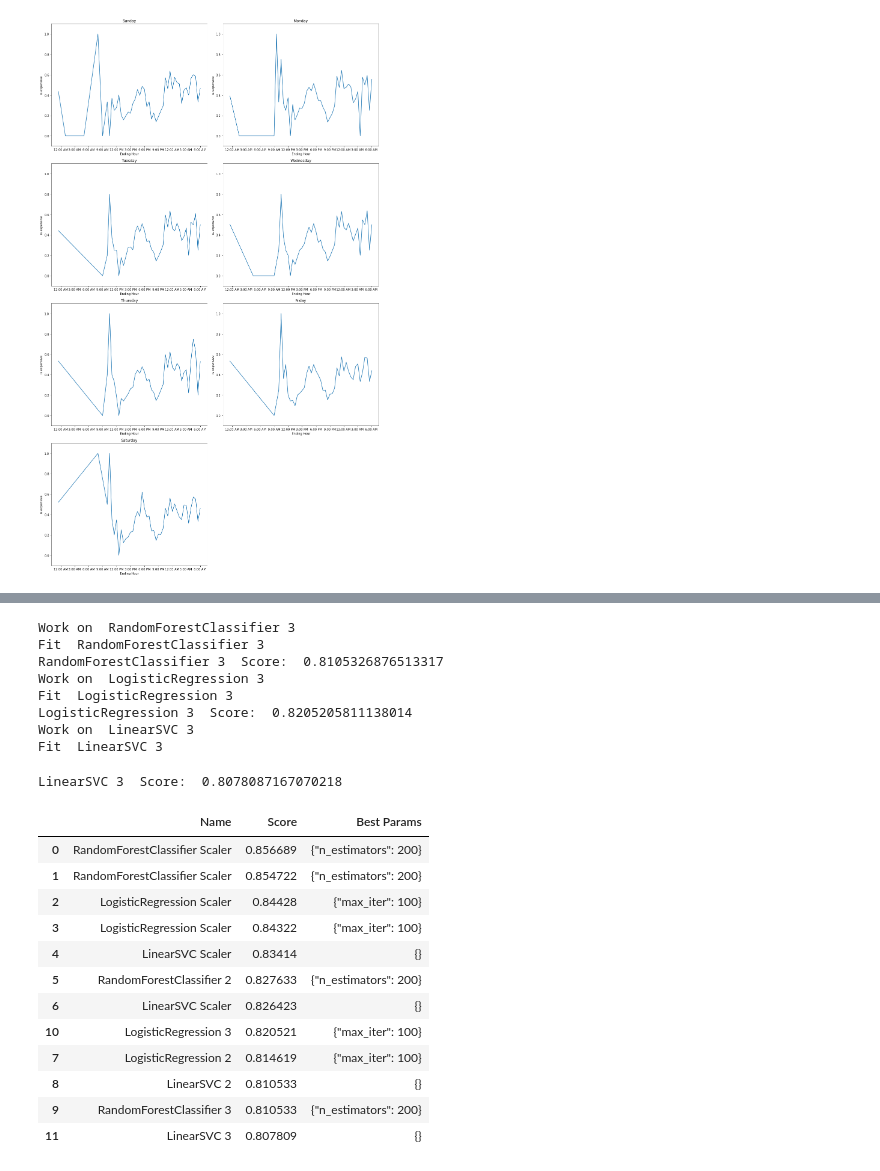
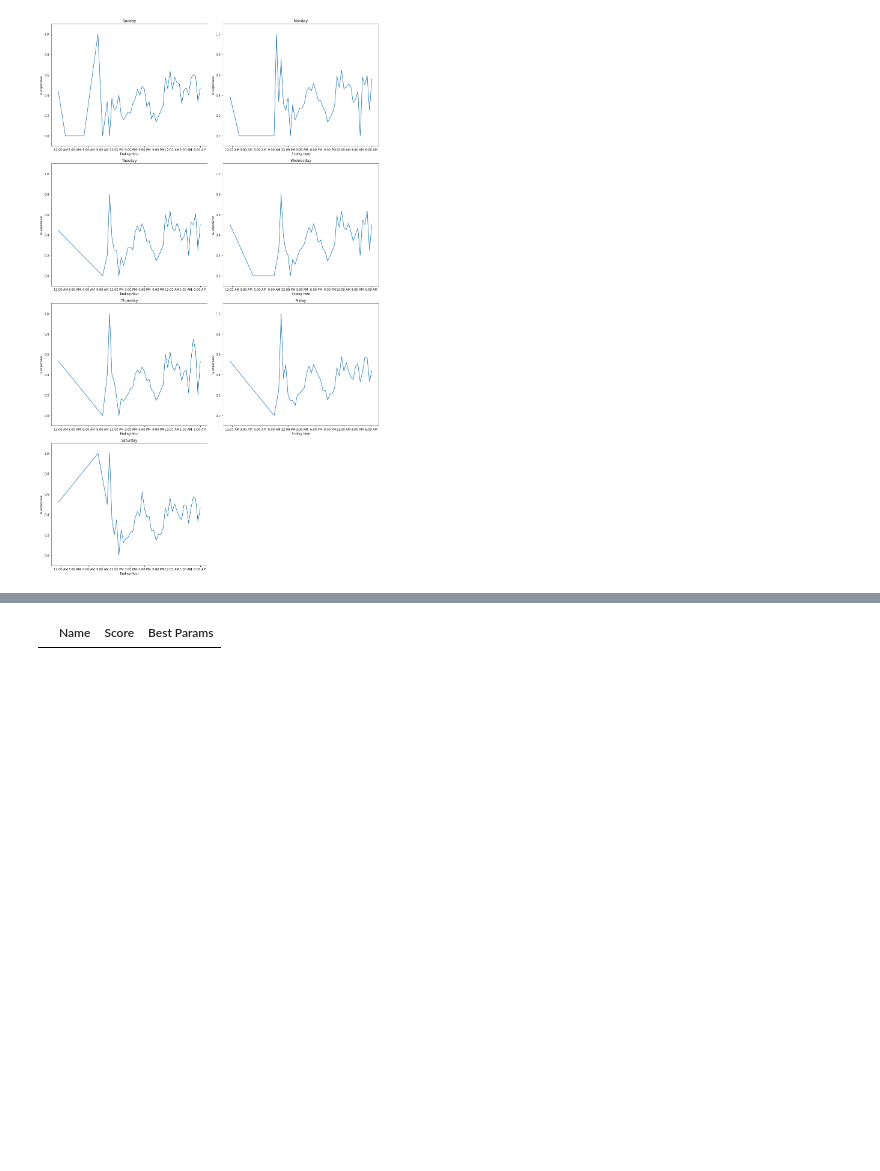
Before and after one commit to omer-priel/TheRootOfDataScience, a Jupyter notebook: notebooks/main.ipynb, the cells around one changed output, grey strips where cells are left out. Drawn from its saved outputs; the diff is of its cells as text; code cells hidden in the pictures; blank space fills up the shorter version.

```diff
--- a/notebooks/main.ipynb
+++ b/notebooks/main.ipynb
@@ -831,7 +832,7 @@ if SHOW_IN_RELEASE:
 # Tring other models
 
 ret = ['None']
-if SHOW_IN_DEVELOPMENT:
+if SHOW_IN_RELEASE:
     models = [
         {
             'name': 'RandomForestClassifier V2',
@@ -888,5 +888,5 @@ ret[0]
 # %%
-if SHOW_IN_DEVELOPMENT:
+if SHOW_IN_RELEASE:
     models = [
         {
             'name': 'LogisticRegression Scaler',
@@ -984,14 +954,16 @@ def learn_fit():
 
     return try_multi_models(models, False)
 # %%
-learn_load()
+if SHOW_IN_RELEASE:
+    learn_load()
 
-create_coll = create_general_collumns("Cat", 15)
-create_coll.fit(x_sub_train)
-x_sub_train = create_coll.transform(x_sub_train)
-x_sub_test = create_coll.transform(x_sub_test)
+    create_coll = create_general_collumns("Cat", 15)
+    create_coll.fit(x_sub_train)
+    x_sub_train = create_coll.transform(x_sub_train)
+    x_sub_test = create_coll.transform(x_sub_test)
 
-learn_fit()
-df_models.sort_values('Score', ascending=False, inplace=True)
+    learn_fit()
+    df_models.sort_values('Score', ascending=False, inplace=True)
+
 df_models
 # %% [output]
@@ -1037,48 +976,29 @@ df_models
 # %%
-learn_load()
+if SHOW_IN_RELEASE:
+    learn_load()
 
-def check(x):
-    if x == 'HasExpensiveLevel':
-        return False
+    def check(x):
+        if x == 'HasExpensiveLevel':
+            return False
 
-    if x.startswith("Cat_"):
-        return False
-    if x.startswith("ExtraAt_"):
-        return False
-    if x.startswith("At_"):
-        return False
+        if x.startswith("Cat_"):
+            return False
+        if x.startswith("ExtraAt_"):
+            return False
+        if x.startswith("At_"):
+            return False
 
-    return True
+        return True
 
-fi = list(filter(check, df.columns))
+    fi = list(filter(check, df.columns))
 
-x_sub_train = x_sub_train[fi]
-x_sub_test = x_sub_test[fi]
+    x_sub_train = x_sub_train[fi]
+    x_sub_test = x_sub_test[fi]
 
-learn_fit()
-df_models.sort_values('Score', ascending=False, inplace=True)
+    learn_fit()
+    df_models.sort_values('Score', ascending=False, inplace=True)
+
 df_models
 # %% [output]
-Work on  RandomForestClassifier 3
-Fit  RandomForestClassifier 3
-RandomForestClassifier 3  Score:  0.8105326876513317
-Work on  LogisticRegression 3
-Fit  LogisticRegression 3
-LogisticRegression 3  Score:  0.8205205811138014
-Work on  LinearSVC 3
-Fit  LinearSVC 3
-LinearSVC 3  Score:  0.8078087167070218
 |  | Name | Score | Best Params |
-| 0 | RandomForestClassifier Scaler | 0.856689 | {"n_estimators": 200} |
-| 1 | RandomForestClassifier Scaler | 0.854722 | {"n_estimators": 200} |
-| 2 | LogisticRegression Scaler | 0.84428 | {"max_iter": 100} |
-| 3 | LogisticRegression Scaler | 0.84322 | {"max_iter": 100} |
-| 4 | LinearSVC Scaler | 0.83414 | {} |
-| 5 | RandomForestClassifier 2 | 0.827633 | {"n_estimators": 200} |
-| 6 | LinearSVC Scaler | 0.826423 | {} |
-| 10 | LogisticRegression 3 | 0.820521 | {"max_iter": 100} |
-| 7 | LogisticRegression 2 | 0.814619 | {"max_iter": 100} |
-| 8 | LinearSVC 2 | 0.810533 | {} |
-| 9 | RandomForestClassifier 3 | 0.810533 | {"n_estimators": 200} |
-| 11 | LinearSVC 3 | 0.807809 | {} |
 # %%
```
Also changed, not shown: parts of 24 cells of this notebook, 4 other files.
